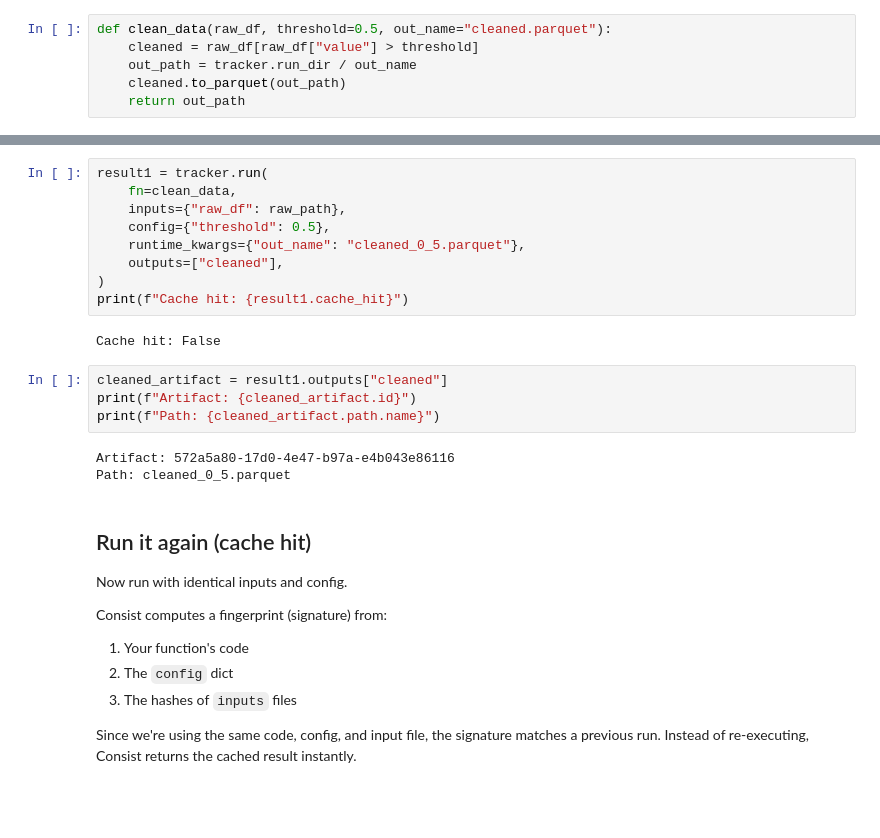
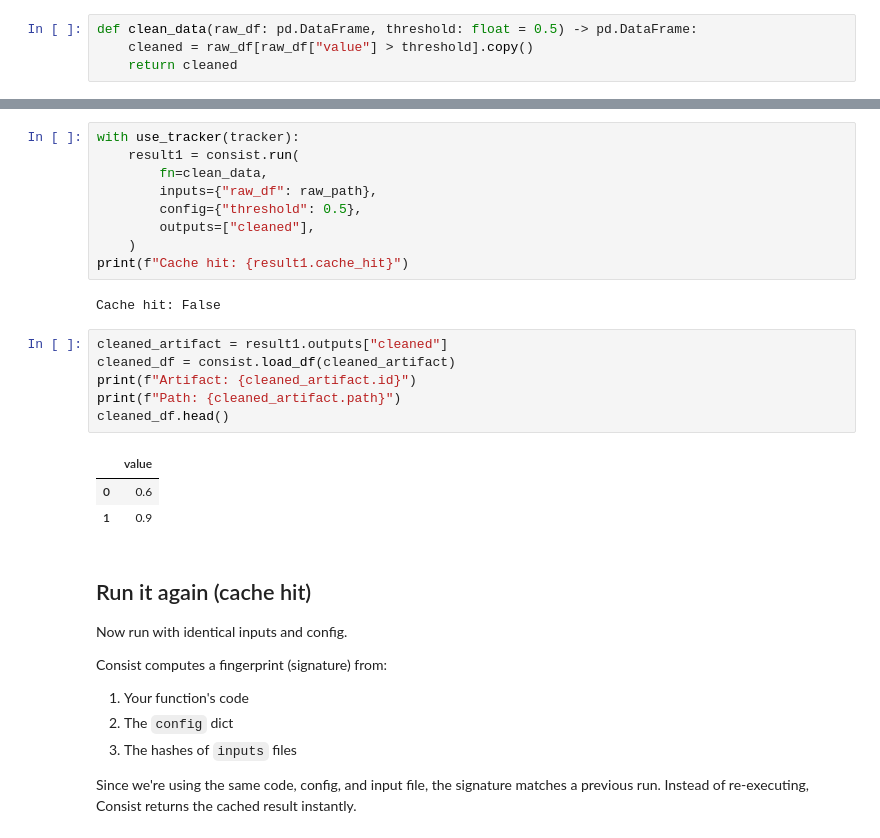
Before and after one commit to LBNL-UCB-STI/consist, a Jupyter notebook: examples/00_quickstart.ipynb, the cells around one changed output, grey strips where cells are left out. Drawn from its saved outputs; the diff is of its cells as text; blank space fills up the shorter version.

```diff
--- a/examples/00_quickstart.ipynb
+++ b/examples/00_quickstart.ipynb
@@ -51,9 +55,7 @@ When you return a file path, Consist recognizes it as an artifact (a tracked out
 # %%
-def clean_data(raw_df, threshold=0.5, out_name="cleaned.parquet"):
-    cleaned = raw_df[raw_df["value"] > threshold]
-    out_path = tracker.run_dir / out_name
-    cleaned.to_parquet(out_path)
-    return out_path
+def clean_data(raw_df: pd.DataFrame, threshold: float = 0.5) -> pd.DataFrame:
+    cleaned = raw_df[raw_df["value"] > threshold].copy()
+    return cleaned
 # %% [markdown]
 ## Run it (cache miss)
 
@@ -93,21 +71,24 @@ the tracker through every signature.
 # %%
-result1 = tracker.run(
-    fn=clean_data,
-    inputs={"raw_df": raw_path},
-    config={"threshold": 0.5},
-    runtime_kwargs={"out_name": "cleaned_0_5.parquet"},
-    outputs=["cleaned"],
-)
+with use_tracker(tracker):
+    result1 = consist.run(
+        fn=clean_data,
+        inputs={"raw_df": raw_path},
+        config={"threshold": 0.5},
+        outputs=["cleaned"],
+    )
 print(f"Cache hit: {result1.cache_hit}")
 # %% [output]
 Cache hit: False
 # %%
 cleaned_artifact = result1.outputs["cleaned"]
+cleaned_df = consist.load_df(cleaned_artifact)
 print(f"Artifact: {cleaned_artifact.id}")
-print(f"Path: {cleaned_artifact.path.name}")
+print(f"Path: {cleaned_artifact.path}")
+cleaned_df.head()
 # %% [output]
-Artifact: 572a5a80-17d0-4e47-b97a-e4b043e86116
-Path: cleaned_0_5.parquet
+|  | value |
+| 0 | 0.6 |
+| 1 | 0.9 |
 # %% [markdown]
 ## Run it again (cache hit)
 
```
Also changed, not shown: parts of 10 cells of this notebook, 3 other files.
